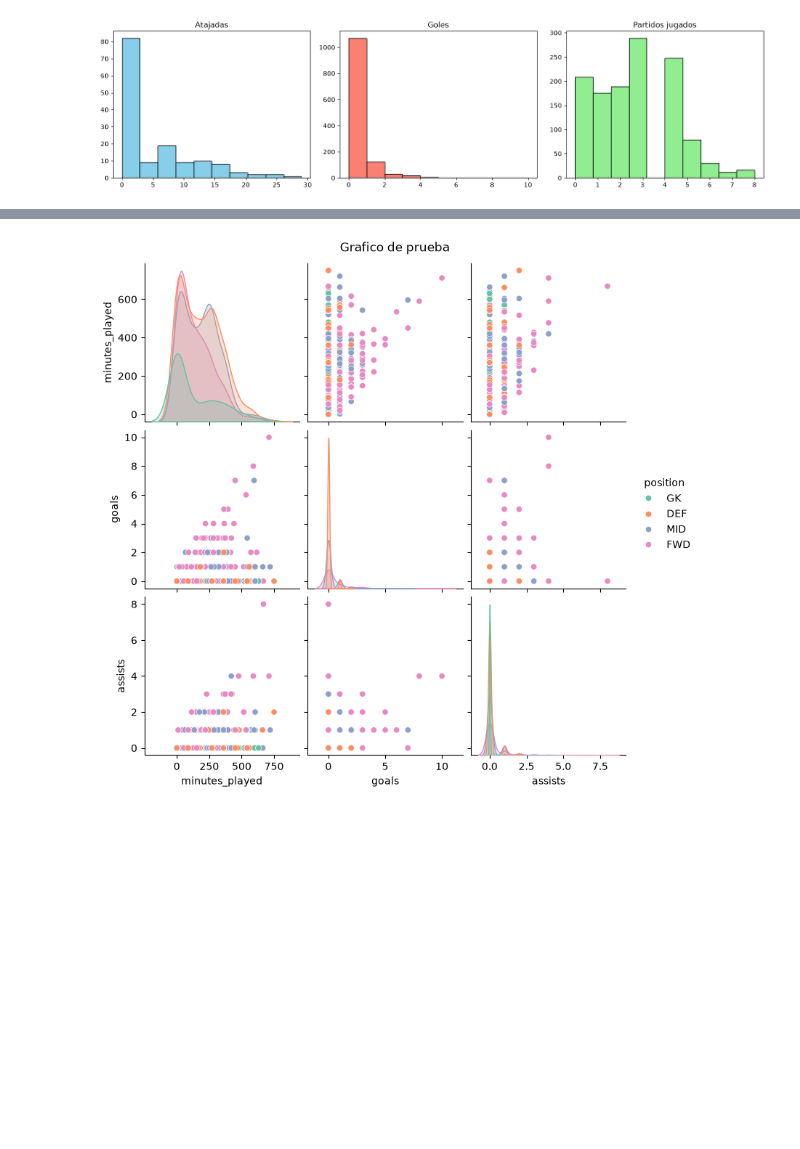
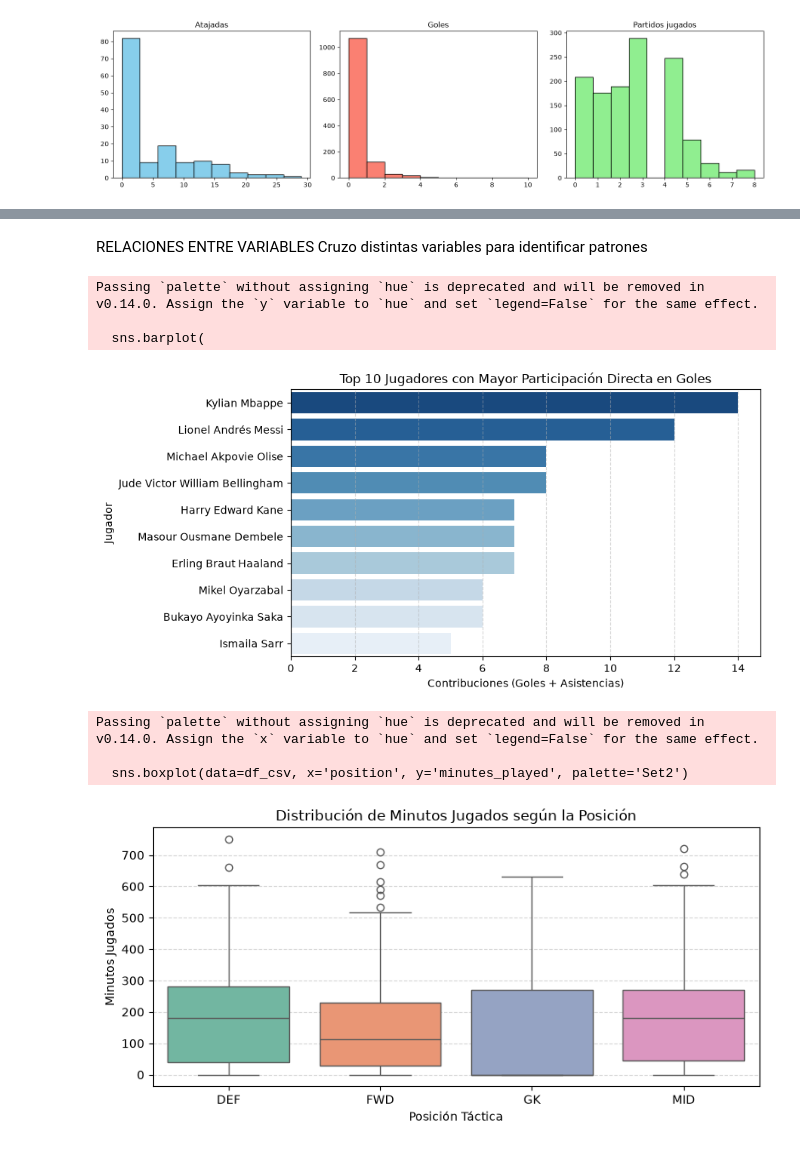
Before and after one commit to Lauti00/IA, a Jupyter notebook: Ejercitacion/ejOpcional2.ipynb, the cells around one changed output, grey strips where cells are left out. Cells and saved outputs as stored; diff of their text form; code cells hidden in the pictures; blank space fills up the shorter version.

```diff
--- a/Ejercitacion/ejOpcional2.ipynb
+++ b/Ejercitacion/ejOpcional2.ipynb
@@ -215,8 +305,55 @@ Passing `palette` without assigning `hue` is deprecated and will be removed in v
-# %%
-#PAIRPLOT evalua dos aspectos en simultaneo , la distribucion individual y la relacion entre ellas
-grafico = sns.pairplot(data=df_csv , vars=['minutes_played' , 'goals' , 'assists'] , hue='position' , palette= "Set2" )
-grafico.figure.suptitle("Grafico de prueba" , y = 1.02)
-
-plt.show()
-# %% [output]
-[figure, removed]
+# %% [markdown]
+RELACIONES ENTRE VARIABLES
+Cruzo distintas variables para identificar patrones
+# %%
+# Ranking de impacto: Top 10 Jugadores en Goles + Asistencias
+top_goleadores = df_csv.sort_values(by='contribuciones_gol', ascending=False).head(10)
+
+plt.figure(figsize=(9, 4.5))
+sns.barplot(
+    data=top_goleadores,
+    x='contribuciones_gol',
+    y='player_name',
+    palette='Blues_r'
+)
+plt.title('Top 10 Jugadores con Mayor Participación Directa en Goles')
+plt.xlabel('Contribuciones (Goles + Asistencias)')
+plt.ylabel('Jugador')
+plt.grid(axis='x', linestyle='--', alpha=0.5)
+plt.tight_layout()
+plt.show()
+
+# Relación Categorica vs Numerica: Minutos por Posición
+plt.figure(figsize=(8, 4))
+sns.boxplot(data=df_csv, x='position', y='minutes_played', palette='Set2')
+plt.title('Distribución de Minutos Jugados según la Posición')
+plt.xlabel('Posición Táctica')
+plt.ylabel('Minutos Jugados')
+plt.grid(axis='y', linestyle='--', alpha=0.5)
+plt.tight_layout()
+plt.show()
+
+# Matriz de Correlacion de Pearson
+cols_num = ['matches_played', 'minutes_played', 'goals', 'assists', 'yellow_cards', 'red_cards', 'saves', 'contribuciones_gol']
+corr_matrix = df_csv[cols_num].corr()
+mascara = np.triu(np.ones_like(corr_matrix, dtype=bool))
+
+plt.figure(figsize=(8, 6))
+sns.heatmap(corr_matrix, annot=True, fmt='.2f', cmap='coolwarm', vmin=-1, vmax=1, center=0, square=True, mask=mascara)
+plt.title('Matriz de Correlación de Pearson entre Variables Numéricas')
+plt.tight_layout()
+plt.show()
+
+#  Analisis Multivariado: Pairplot
+grafico = sns.pairplot(data=df_csv, vars=['minutes_played', 'goals', 'assists'], hue='position', palette='Set2')
+grafico.figure.suptitle('Pairplot: Rendimiento por Posición Táctica', y=1.02)
+plt.show()
+# %% [output]
+Passing `palette` without assigning `hue` is deprecated and will be removed in v0.14.0. Assign the `y` variable to `hue` and set `legend=False` for the same effect.
+
+  sns.barplot(
+[figure, added]
+Passing `palette` without assigning `hue` is deprecated and will be removed in v0.14.0. Assign the `x` variable to `hue` and set `legend=False` for the same effect.
+
+  sns.boxplot(data=df_csv, x='position', y='minutes_played', palette='Set2')
+[figure, added]
```
Also changed, not shown: parts of 25 cells of this notebook.
